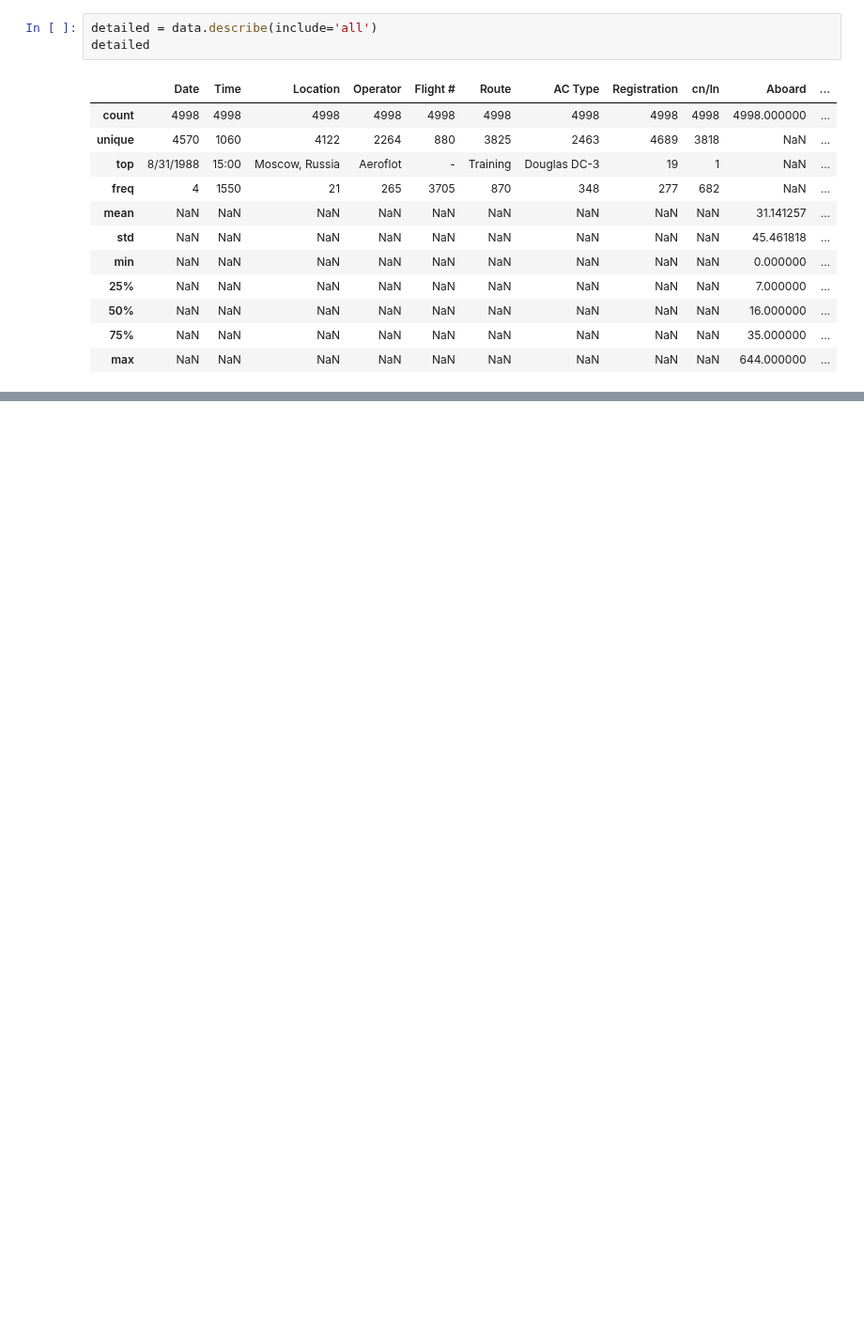
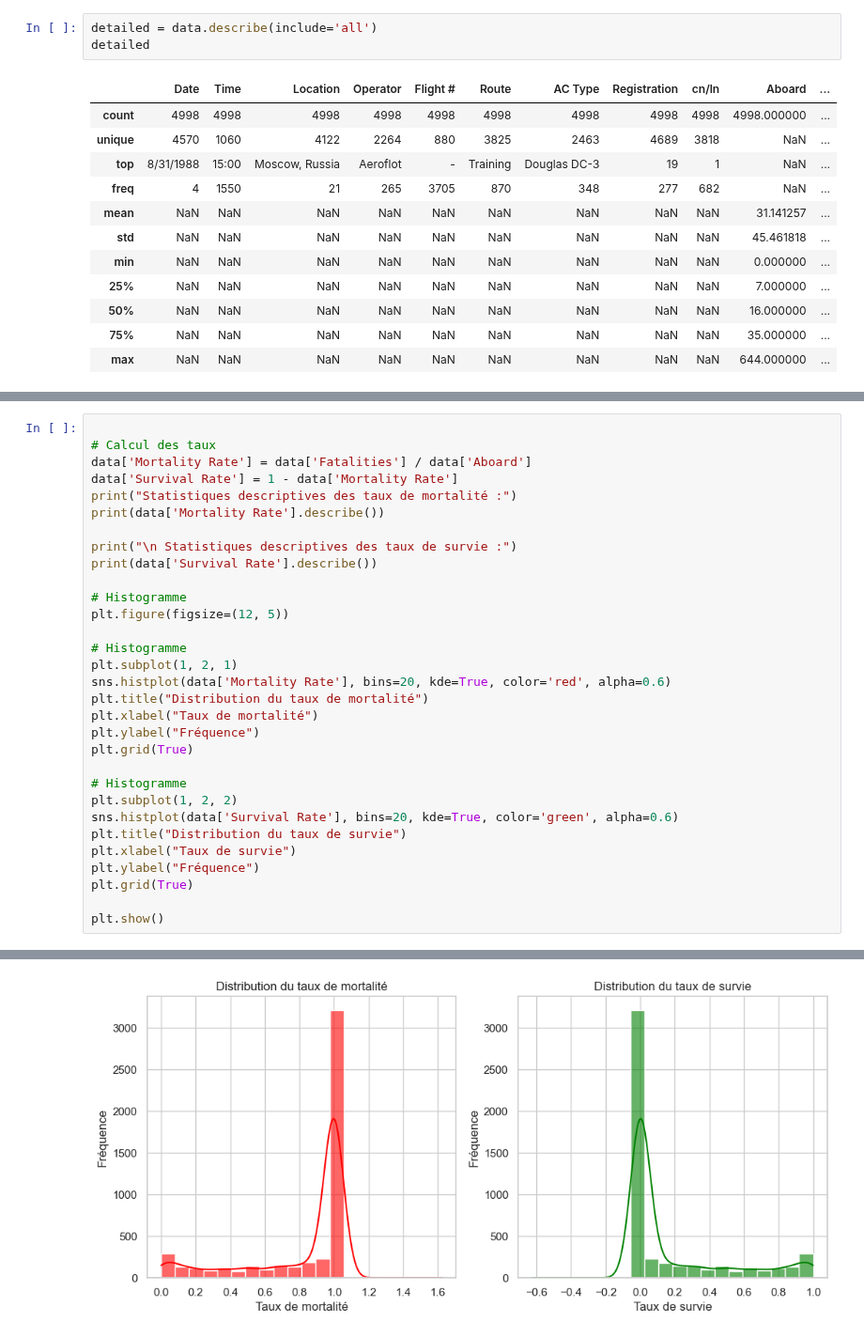
Before and after one commit to imajdadi/GenAiMachineBootcamp, a Jupyter notebook: GenAiMachineBootcamp/Week3/Day3/DailyCh/Daily.ipynb, the cells around one changed output, grey strips where cells are left out. Shown at 94% size. Cells and saved outputs as stored; diff of their text form; blank space fills up the shorter version.

```diff
--- a/GenAiMachineBootcamp/Week3/Day3/DailyCh/Daily.ipynb
+++ b/GenAiMachineBootcamp/Week3/Day3/DailyCh/Daily.ipynb
@@ -116,0 +161,32 @@ dtype: object
+# %%
+
+# Calcul des taux
+data['Mortality Rate'] = data['Fatalities'] / data['Aboard']
+data['Survival Rate'] = 1 - data['Mortality Rate']
+print("Statistiques descriptives des taux de mortalité :")
+print(data['Mortality Rate'].describe())
+
+print("\n Statistiques descriptives des taux de survie :")
+print(data['Survival Rate'].describe())
+
+# Histogramme
+plt.figure(figsize=(12, 5))
+
+# Histogramme
+plt.subplot(1, 2, 1)
+sns.histplot(data['Mortality Rate'], bins=20, kde=True, color='red', alpha=0.6)
+plt.title("Distribution du taux de mortalité")
+plt.xlabel("Taux de mortalité")
+plt.ylabel("Fréquence")
+plt.grid(True)
+
+# Histogramme
+plt.subplot(1, 2, 2)
+sns.histplot(data['Survival Rate'], bins=20, kde=True, color='green', alpha=0.6)
+plt.title("Distribution du taux de survie")
+plt.xlabel("Taux de survie")
+plt.ylabel("Fréquence")
+plt.grid(True)
+
+plt.show()
+# %% [output]
@@ -116,0 +210 @@ dtype: object
+[figure, added]
```
Also changed, not shown: parts of 9 cells of this notebook.
